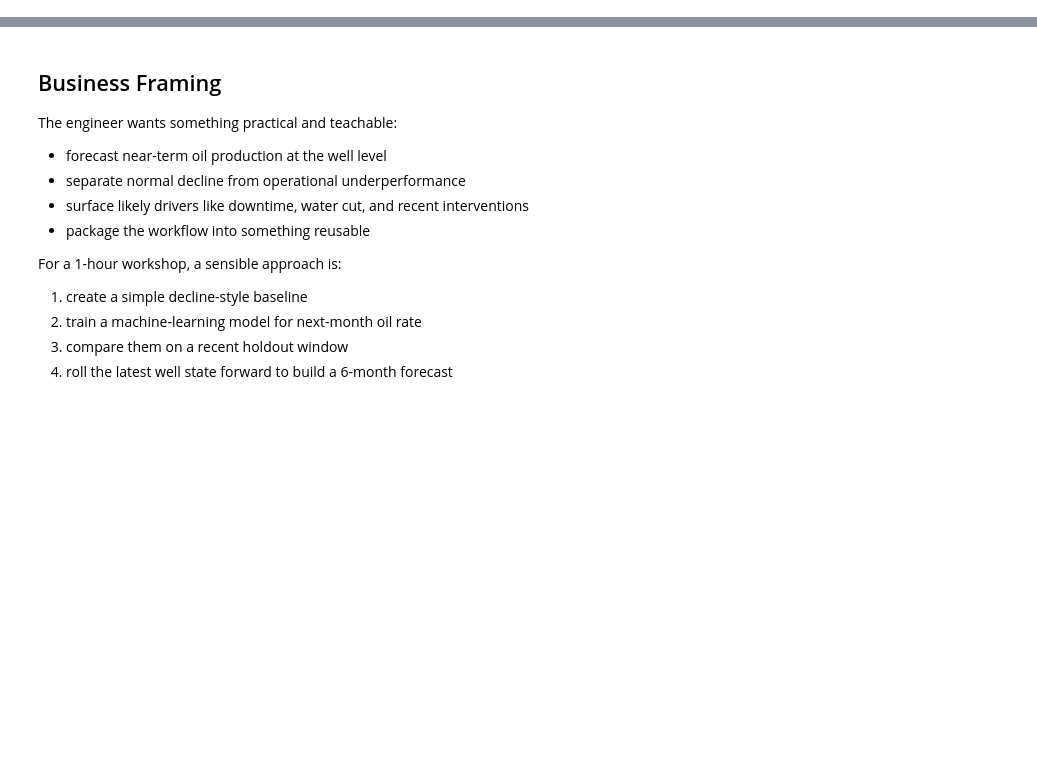
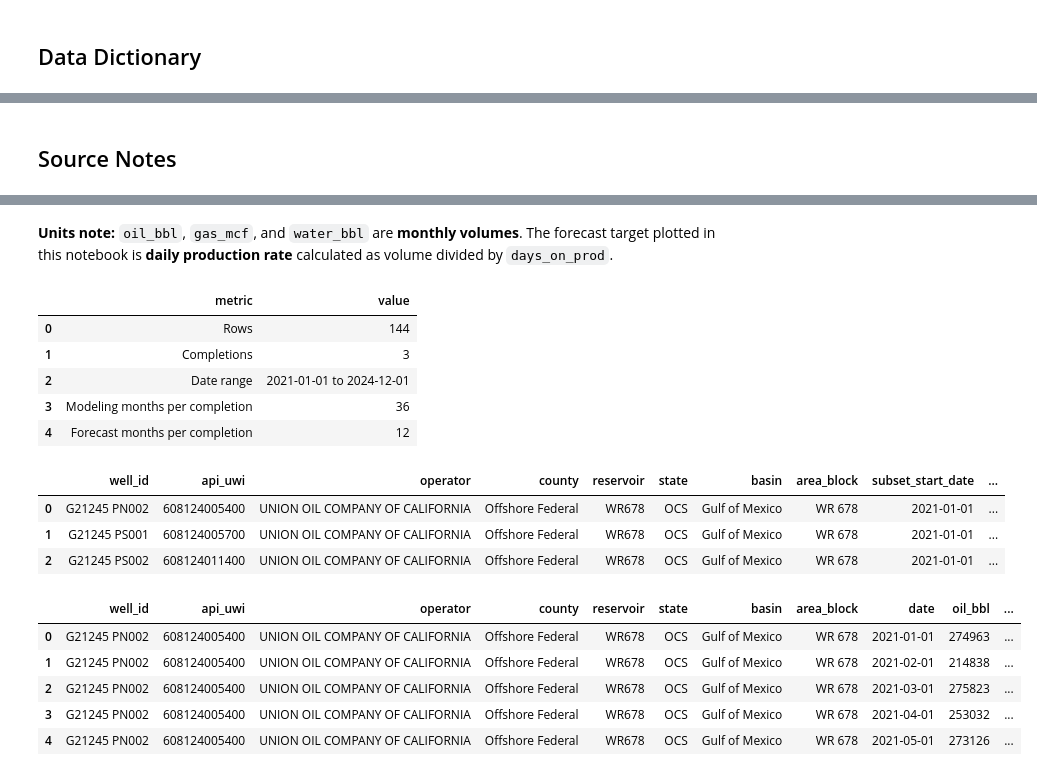
Before and after one commit to davidpcg01/python-ml-generative-ai-training, a Jupyter notebook: training/hands-on/production-forecasting-demo.ipynb, the cells around one changed output, grey strips where cells are left out. Cells and saved outputs as stored; diff of their text form; code cells hidden in the pictures; blank space fills up the shorter version.

```diff
--- a/training/hands-on/production-forecasting-demo.ipynb
+++ b/training/hands-on/production-forecasting-demo.ipynb
@@ -20,25 +34,26 @@ If the sample data is not already available, the notebook will prompt you to upl
 # %%
 from pathlib import Path
 import sys
+import warnings
 
 import matplotlib.pyplot as plt
 import numpy as np
 import pandas as pd
 import seaborn as sns
 from IPython.display import Markdown, display
-from sklearn.compose import ColumnTransformer
+from scipy.optimize import curve_fit
 from sklearn.ensemble import RandomForestRegressor
-from sklearn.impute import SimpleImputer
-from sklearn.metrics import mean_absolute_error, mean_squared_error, r2_score
-from sklearn.pipeline import Pipeline
-from sklearn.preprocessing import OneHotEncoder
+from sklearn.metrics import mean_absolute_error, mean_squared_error
+from statsmodels.tsa.api import ExponentialSmoothing
+from statsmodels.tsa.arima.model import ARIMA
 
+warnings.filterwarnings("ignore")
 sns.set_theme(style="whitegrid")
 
 IN_COLAB = "google.colab" in sys.modules
 REQUIRED_FILES = [
     "well_monthly_production.csv",
-    "well_events.csv",
+    "well_master.csv",
     "data_dictionary.md",
 ]
 
@@ -59,14 +74,14 @@ def locate_data_dir() -> Path:
     if IN_COLAB:
         from google.colab import files
 
-        print("Upload the production forecasting demo files.")
+        print("Upload the production forecasting dataset files.")
         uploaded = files.upload()
         upload_dir = cwd / "production_forecasting"
         upload_dir.mkdir(parents=True, exist_ok=True)
 
         for name, content in uploaded.items():
             file_name = Path(name).name
-            if file_name in REQUIRED_FILES:
+            if file_name in [*REQUIRED_FILES, "source_notes.md"]:
                 (upload_dir / file_name).write_bytes(content)
 
         missing = [name for name in REQUIRED_FILES if not (upload_dir / name).exists()]
@@ -80,23 +95,35 @@ def locate_data_dir() -> Path:
 data_dir = locate_data_dir()
 
 production = pd.read_csv(data_dir / "well_monthly_production.csv", parse_dates=["date"])
-events = pd.read_csv(data_dir / "well_events.csv", parse_dates=["event_date"])
+well_master = pd.read_csv(data_dir / "well_master.csv", parse_dates=["subset_start_date", "subset_end_date"])
 dictionary_text = Path(data_dir / "data_dictionary.md").read_text()
+source_notes_path = data_dir / "source_notes.md"
+source_notes_text = source_notes_path.read_text() if source_notes_path.exists() else ""
 
-print(f"Loaded sample data from: {data_dir}")
 display(Markdown("## Data Dictionary"))
 display(Markdown(dictionary_text))
+if source_notes_text:
+    display(Markdown("## Source Notes"))
+    display(Markdown(source_notes_text))
+
+display(
+    Markdown(
+        "**Units note:** `oil_bbl`, `gas_mcf`, and `water_bbl` are **monthly volumes**. "
+        "The forecast target plotted in this notebook is **daily production rate** calculated as volume divided by `days_on_prod`."
+    )
+)
 
 summary_df = pd.DataFrame(
     [
         {"metric": "Rows", "value": len(production)},
-        {"metric": "Wells", "value": production["well_id"].nunique()},
-        {"metric": "Pads", "value": production["pad"].nunique()},
+        {"metric": "Completions", "value": production["well_id"].nunique()},
         {"metric": "Date range", "value": f"{production['date'].min().date()} to {production['date'].max().date()}"},
-        {"metric": "Event records", "value": len(events)},
+        {"metric": "Modeling months per completion", "value": int(well_master['training_months'].iloc[0])},
+        {"metric": "Forecast months per completion", "value": int(well_master['holdout_months'].iloc[0])},
     ]
 )
-
 display(summary_df)
+display(well_master)
 display(production.head())
-display(events.head())
+# %% [output]
+## Data Dictionary
@@ -102,0 +190 @@ display(events.head())
+## Source Notes
@@ -103,14 +251,17 @@ display(events.head())
+**Units note:** `oil_bbl`, `gas_mcf`, and `water_bbl` are **monthly volumes**. The forecast target plotted in this notebook is **daily production rate** calculated as volume divided by `days_on_prod`.
+|  | metric | value |
+| 0 | Rows | 144 |
+| 1 | Completions | 3 |
+| 2 | Date range | 2021-01-01 to 2024-12-01 |
+| 3 | Modeling months per completion | 36 |
+| 4 | Forecast months per completion | 12 |
+|  | well_id | api_uwi | operator | county | reservoir | state | basin | area_block | subset_start_date | ... |
+| 0 | G21245 PN002 | 608124005400 | UNION OIL COMPANY OF CALIFORNIA | Offshore Federal | WR678 | OCS | Gulf of Mexico | WR 678 | 2021-01-01 | ... |
+| 1 | G21245 PS001 | 608124005700 | UNION OIL COMPANY OF CALIFORNIA | Offshore Federal | WR678 | OCS | Gulf of Mexico | WR 678 | 2021-01-01 | ... |
+| 2 | G21245 PS002 | 608124011400 | UNION OIL COMPANY OF CALIFORNIA | Offshore Federal | WR678 | OCS | Gulf of Mexico | WR 678 | 2021-01-01 | ... |
+|  | well_id | api_uwi | operator | county | reservoir | state | basin | area_block | date | oil_bbl | ... |
+| 0 | G21245 PN002 | 608124005400 | UNION OIL COMPANY OF CALIFORNIA | Offshore Federal | WR678 | OCS | Gulf of Mexico | WR 678 | 2021-01-01 | 274963 | ... |
+| 1 | G21245 PN002 | 608124005400 | UNION OIL COMPANY OF CALIFORNIA | Offshore Federal | WR678 | OCS | Gulf of Mexico | WR 678 | 2021-02-01 | 214838 | ... |
+| 2 | G21245 PN002 | 608124005400 | UNION OIL COMPANY OF CALIFORNIA | Offshore Federal | WR678 | OCS | Gulf of Mexico | WR 678 | 2021-03-01 | 275823 | ... |
+| 3 | G21245 PN002 | 608124005400 | UNION OIL COMPANY OF CALIFORNIA | Offshore Federal | WR678 | OCS | Gulf of Mexico | WR 678 | 2021-04-01 | 253032 | ... |
+| 4 | G21245 PN002 | 608124005400 | UNION OIL COMPANY OF CALIFORNIA | Offshore Federal | WR678 | OCS | Gulf of Mexico | WR 678 | 2021-05-01 | 273126 | ... |
-# %% [markdown]
-## Business Framing
-
-The engineer wants something practical and teachable:
-- forecast near-term oil production at the well level
-- separate normal decline from operational underperformance
-- surface likely drivers like downtime, water cut, and recent interventions
-- package the workflow into something reusable
-
-For a 1-hour workshop, a sensible approach is:
-1. create a simple decline-style baseline
-2. train a machine-learning model for next-month oil rate
-3. compare them on a recent holdout window
-4. roll the latest well state forward to build a 6-month forecast
```
Also changed, not shown: parts of 18 cells of this notebook, 28 other files.
